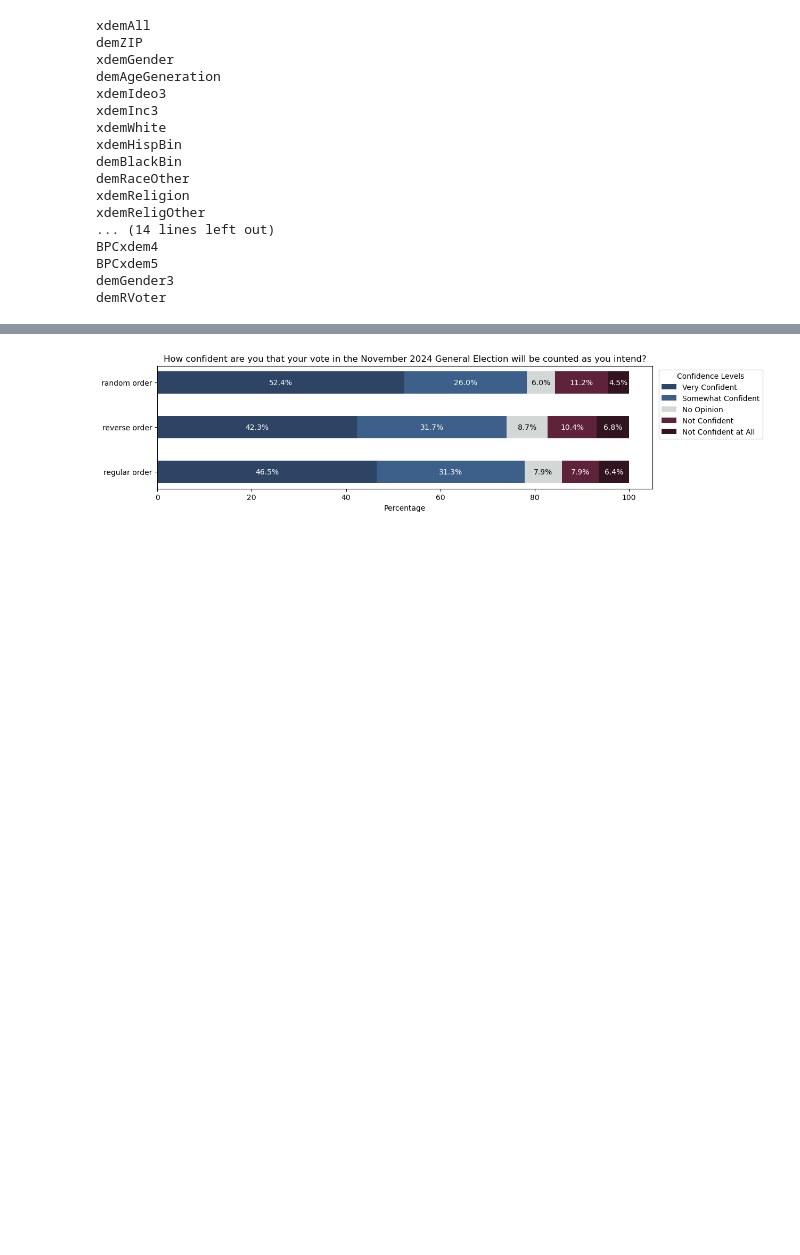
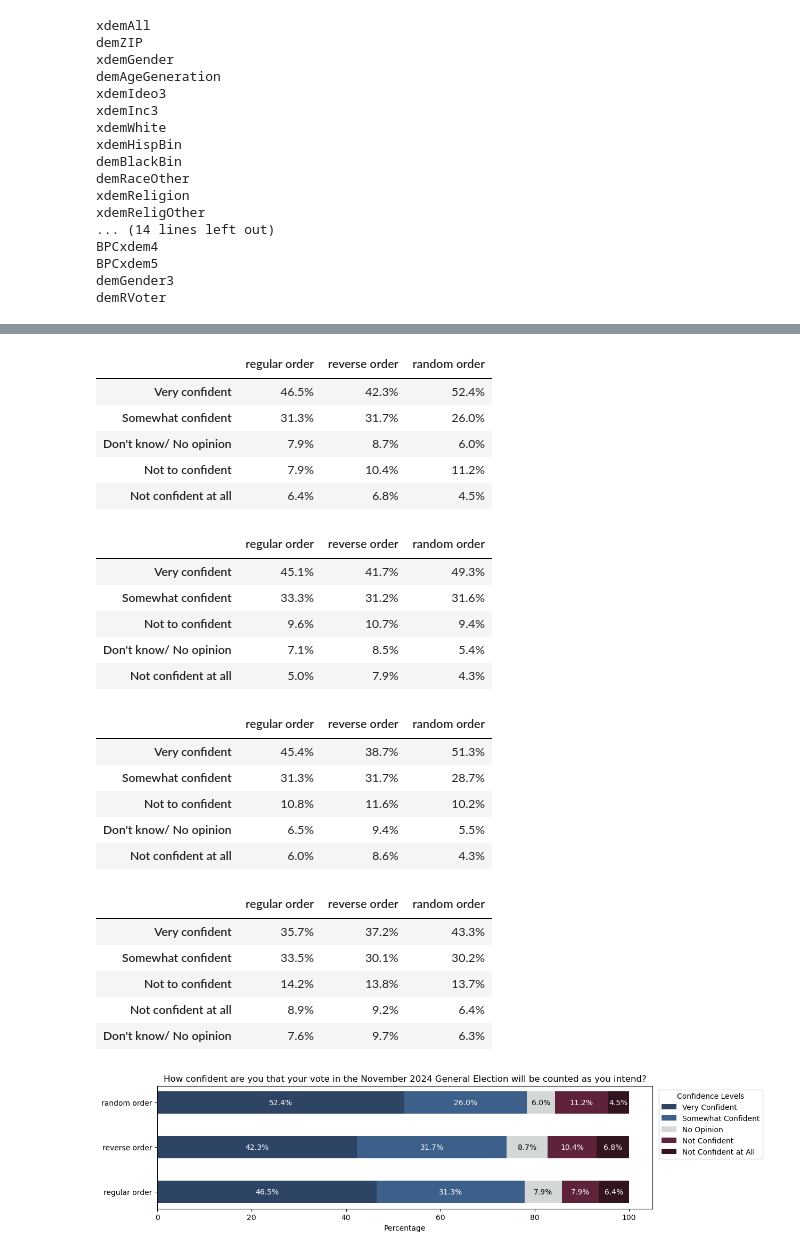
Before and after one commit to Bipartisan-Policy-Center/bpc-election-information-surveys, a Jupyter notebook: analyses.ipynb, the cells around one changed output, grey strips where cells are left out. Drawn from its saved outputs; the diff is of its cells as text; code cells hidden in the pictures; blank space fills up the shorter version.

```diff
--- a/analyses.ipynb
+++ b/analyses.ipynb
@@ -87,34 +154,59 @@ df
 #split sample b - reverse order
 #split sample c - random order
 
 sample_dict = {"a":"regular order","b":"reverse order","c":"random order"}
 
 all_dfs = []
 
 for i in range(20,24):
     # store dfs for each sample
     q_dfs = []
     for split_sample in ["a","b","c"]:
         question = "BPC"+str(i)+split_sample
 
         # get results for question by sample
         df = mc_processor.run_and_display(data,codebook,q_codebook,question,survey_year,demo=None,suppress_output=True)
         df.columns = [f"{sample_dict[split_sample]}"]
         q_dfs.append(df)
 
     # print(q_codebook[question]) # defaults to split sample c, but tested with other a/b/c combos and got same result (they rotated question order but didn't change question #)
 
     q_df = pd.concat(q_dfs, axis=1)
 
     q_df["deviation"] = q_df.std(axis=1)
 
     # format first three q_df columns as percent
     # q_df.iloc[:,0:3] = q_df.iloc[:,0:3].map(lambda x: f"{x:.1%}")
 
-    # display(q_df)
+    display(q_df.iloc[:,0:3].map(lambda x: f"{x:.1%}"))
     # visualizing.display_confidence_split(q_df,title = q_codebook[question])
 
     all_dfs.append(q_df)
+# %% [output]
+|  | regular order | reverse order | random order |
+| Very confident | 46.5% | 42.3% | 52.4% |
+| Somewhat confident | 31.3% | 31.7% | 26.0% |
+| Don't know/ No opinion | 7.9% | 8.7% | 6.0% |
+| Not to confident | 7.9% | 10.4% | 11.2% |
+| Not confident at all | 6.4% | 6.8% | 4.5% |
+|  | regular order | reverse order | random order |
+| Very confident | 45.1% | 41.7% | 49.3% |
+| Somewhat confident | 33.3% | 31.2% | 31.6% |
+| Not to confident | 9.6% | 10.7% | 9.4% |
+| Don't know/ No opinion | 7.1% | 8.5% | 5.4% |
+| Not confident at all | 5.0% | 7.9% | 4.3% |
+|  | regular order | reverse order | random order |
+| Very confident | 45.4% | 38.7% | 51.3% |
+| Somewhat confident | 31.3% | 31.7% | 28.7% |
+| Not to confident | 10.8% | 11.6% | 10.2% |
+| Don't know/ No opinion | 6.5% | 9.4% | 5.5% |
+| Not confident at all | 6.0% | 8.6% | 4.3% |
+|  | regular order | reverse order | random order |
+| Very confident | 35.7% | 37.2% | 43.3% |
+| Somewhat confident | 33.5% | 30.1% | 30.2% |
+| Not to confident | 14.2% | 13.8% | 13.7% |
+| Not confident at all | 8.9% | 9.2% | 6.4% |
+| Don't know/ No opinion | 7.6% | 9.7% | 6.3% |
 # %%
 import matplotlib.pyplot as plt
 import numpy as np
```
Also changed, not shown: parts of 2 cells of this notebook.
